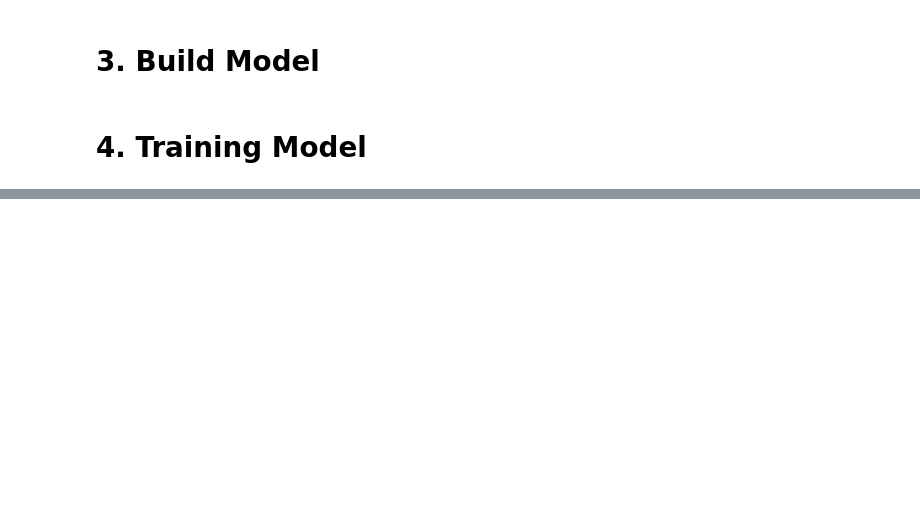
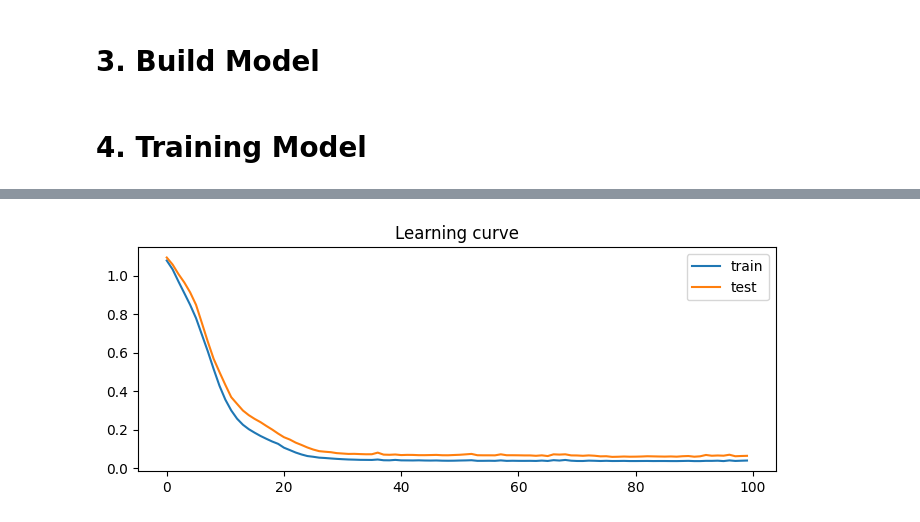
Before and after one commit to n44th44nn/learning-MLP-on-iris-dataset, a Jupyter notebook: Notebooks/modeling.ipynb, the cells around one changed output, grey strips where cells are left out. Drawn from its saved outputs; the diff is of its cells as text; code cells hidden in the pictures; blank space fills up the shorter version.

Commit message:
Training model

```diff
--- a/Notebooks/modeling.ipynb
+++ b/Notebooks/modeling.ipynb
@@ -43,11 +50,17 @@ X_test = sc.transform(X_test)
 # %% [markdown]
 ## 2.3. Convert to Tensor
 # %%
-train_ds = TensorDataset(torch.tensor(X_train), torch.tensor(y_train))
-test_ds = TensorDataset(torch.tensor(X_test), torch.tensor(y_test))
+train_ds = TensorDataset(
+    torch.tensor(X_train, dtype=torch.float32),
+    torch.tensor(y_train, dtype=torch.long)
+)
 
+test_ds = TensorDataset(
+    torch.tensor(X_test, dtype=torch.float32),
+    torch.tensor(y_test, dtype=torch.long)
+)
 train_dl = DataLoader(train_ds, batch_size=32, shuffle=True)
 test_dl = DataLoader(test_ds, batch_size=64)
 
-print(f'{len(train_dl)} per epoch')
+print(f'{len(train_dl)} batch per epoch')
 # %% [output]
@@ -78,4 +110,24 @@ optimizer = torch.optim.Adam(model.parameters(), lr=1e-2)
 # %%
 epochs = 100
 
+learning_histories = {
+    'train': [],
+    'test': []
+}
 for epoch in range(epochs):
+    model.train()
+    for xb, yb in train_dl:
+        optimizer.zero_grad()
+        y_pred = model(xb)
+        loss = criterion(y_pred, yb)
+        loss.backward()
+        optimizer.step()
+
+    tr_loss, tr_acc = evaluation(train_dl)
+    te_loss, te_acc = evaluation(test_dl)
+
+    learning_histories['train'].append(tr_loss)
+    learning_histories['test'].append(te_loss)
+
+    if (epoch + 1) % 5 == 0:
+        print(f'Epoch {epoch + 1} | train loss {tr_loss} acc {tr_acc} | test loss {te_loss} acc {te_acc}')
@@ -81,0 +155,10 @@ for epoch in range(epochs):
+# %%
+plt.figure(figsize=(7, 3))
+plt.plot(learning_histories["train"], label="train")
+plt.plot(learning_histories["test"], label="test")
+plt.legend()
+plt.title("Learning curve")
+plt.tight_layout()
+plt.show()
+# %% [output]
+[figure, added]
```
Also changed, not shown: parts of 7 cells of this notebook.
